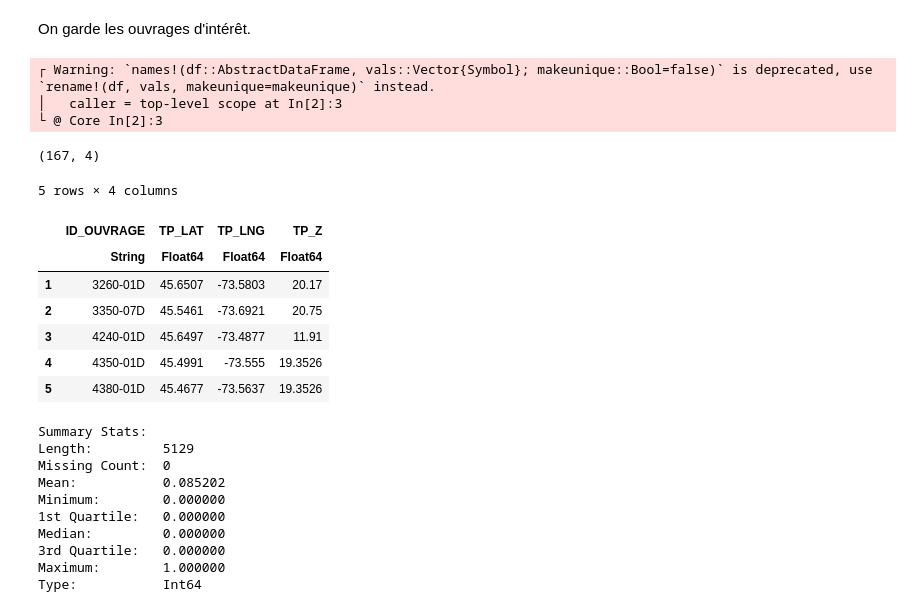
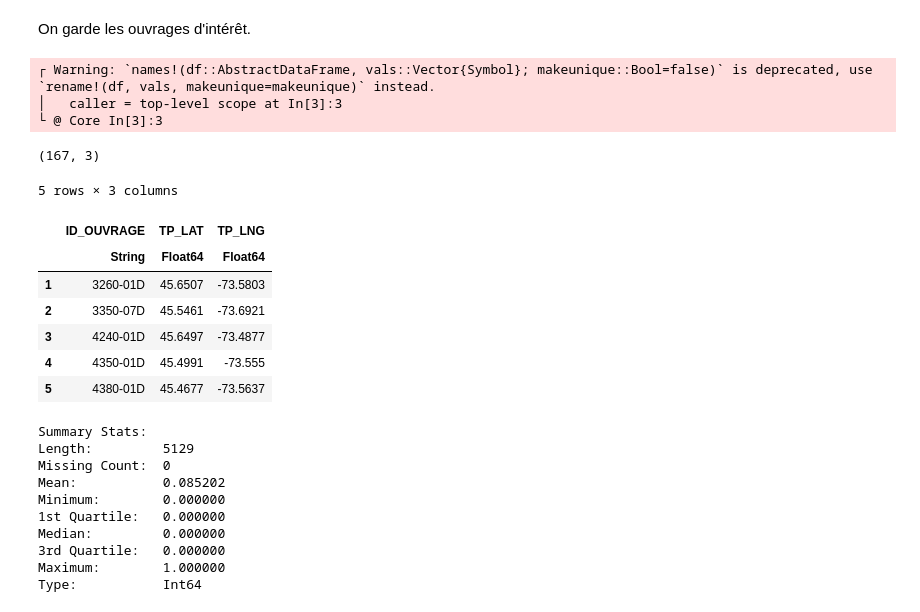
Before and after one commit to JeyzerMC/MTH3302-Project, a Jupyter notebook: Isolation_des_Ouvrages_Data.ipynb, the cells around one changed output. Drawn from its saved outputs; the diff is of its cells as text; code cells hidden in the pictures.

```diff
--- a/Isolation_des_Ouvrages_Data.ipynb
+++ b/Isolation_des_Ouvrages_Data.ipynb
@@ -10,30 +10,29 @@ On garde les ouvrages d'intérêt.
 ouvrages = CSV.read("data/ouvrages-surverses.csv");
 colnames = ["N_Env", "ID_SOMA", "ID_OUVRAGE", "NOM", "SOMA_SEC", "REGION", "TP_X", "TP_Y", "TP_Z", "TP_LAT", "TP_LNG", "EMI_X", "EMI_Y", "EMI_LNG", "EMI_LAT"];
 names!(ouvrages, Symbol.(colnames));
-select!(ouvrages, [:ID_OUVRAGE, :TP_LAT, :TP_LNG, :TP_Z]);
-ouvrages.TP_Z = coalesce.(ouvrages.TP_Z, mean(ouvrages[completecases(ouvrages), :].TP_Z));
+select!(ouvrages, [:ID_OUVRAGE, :TP_LAT, :TP_LNG]);
 # %% [output]
 ┌ Warning: `names!(df::AbstractDataFrame, vals::Vector{Symbol}; makeunique::Bool=false)` is deprecated, use `rename!(df, vals, makeunique=makeunique)` instead.
-│   caller = top-level scope at In[2]:3
-└ @ Core In[2]:3
+│   caller = top-level scope at In[3]:3
+└ @ Core In[3]:3
 # %%
 size(ouvrages)
 # %% [output]
-(167, 4)
+(167, 3)
 # %%
 important_ouvrages = ["3260-01D", "3350-07D", "4240-01D", "4350-01D", "4380-01D"];
 ouvrages = filter(row -> row.ID_OUVRAGE ∈ important_ouvrages, ouvrages);
 # %%
-first(ouvrages, 5)
+first(ouvrages, 10)
 # %% [output]
-5 rows × 4 columns
+5 rows × 3 columns
-|  | ID_OUVRAGE | TP_LAT | TP_LNG | TP_Z |
-|  | String | Float64 | Float64 | Float64 |
-| 1 | 3260-01D | 45.6507 | -73.5803 | 20.17 |
-| 2 | 3350-07D | 45.5461 | -73.6921 | 20.75 |
-| 3 | 4240-01D | 45.6497 | -73.4877 | 11.91 |
-| 4 | 4350-01D | 45.4991 | -73.555 | 19.3526 |
-| 5 | 4380-01D | 45.4677 | -73.5637 | 19.3526 |
+|  | ID_OUVRAGE | TP_LAT | TP_LNG |
+|  | String | Float64 | Float64 |
+| 1 | 3260-01D | 45.6507 | -73.5803 |
+| 2 | 3350-07D | 45.5461 | -73.6921 |
+| 3 | 4240-01D | 45.6497 | -73.4877 |
+| 4 | 4350-01D | 45.4991 | -73.555 |
+| 5 | 4380-01D | 45.4677 | -73.5637 |
 # %%
 surverses = CSV.read("data/surverses.csv", missingstring="-99999");
 surverses = filter(row -> month(row.DATE) > 4, surverses);
```
Also changed, not shown: parts of 19 cells of this notebook, 12 other files.
